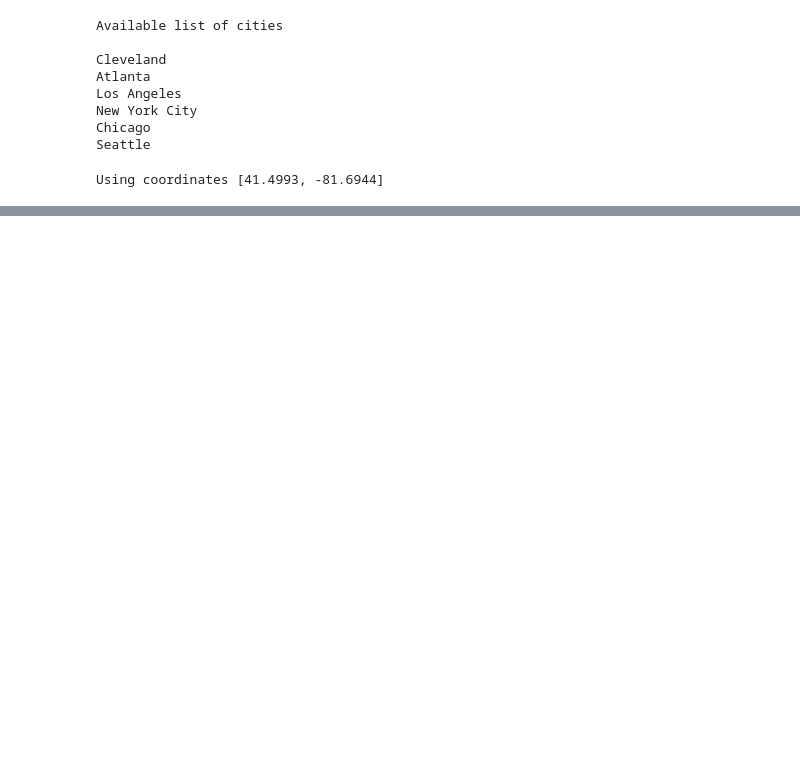
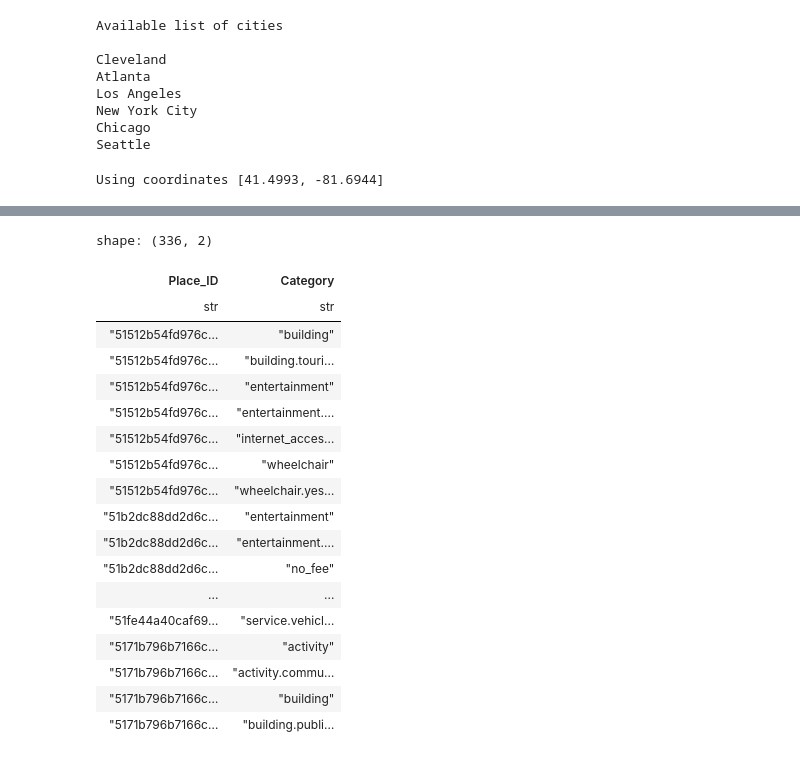
Before and after one commit to sma005/Project_3_Group_3, a Jupyter notebook: Python Scripts/project3.ipynb, the cells around one changed output, grey strips where cells are left out. Saved outputs shown, nothing was run; the diff lists cells and outputs as text; code cells hidden in the pictures; blank space fills up the shorter version.

```diff
--- a/Python Scripts/project3.ipynb
+++ b/Python Scripts/project3.ipynb
@@ -429,0 +390,40 @@ categories_df
+# %%
+#create empty categories dataframe
+category_table_df = pd.DataFrame(columns = ['Place_ID', 'Category'])
+# %%
+#insert each row into categories dataframe
+num_of_records = len(json_info['features'])
+
+for i in range(num_of_records):
+    place_id_var = json_info["features"][i]["properties"]["place_id"]
+
+    for category in json_info["features"][i]["properties"]["categories"]:
+        #print(j)
+        new_row = {'Place_ID': place_id_var, 'Category': category}
+
+        #https://stackoverflow.com/questions/75956209/error-dataframe-object-has-no-attribute-append
+        category_table_df = category_table_df._append(new_row, ignore_index = True)
+# %%
+#convert to polaris dataframe
+category_table_df_pl = pl.from_pandas(category_table_df)
+category_table_df_pl
+# %% [output]
+shape: (336, 2)
+| Place_ID | Category |
+| str | str |
+| "51512b54fd976c… | "building" |
+| "51512b54fd976c… | "building.touri… |
+| "51512b54fd976c… | "entertainment" |
+| "51512b54fd976c… | "entertainment.… |
+| "51512b54fd976c… | "internet_acces… |
+| "51512b54fd976c… | "wheelchair" |
+| "51512b54fd976c… | "wheelchair.yes… |
+| "51b2dc88dd2d6c… | "entertainment" |
+| "51b2dc88dd2d6c… | "entertainment.… |
+| "51b2dc88dd2d6c… | "no_fee" |
+| ... | ... |
+| "51fe44a40caf69… | "service.vehicl… |
+| "5171b796b7166c… | "activity" |
+| "5171b796b7166c… | "activity.commu… |
+| "5171b796b7166c… | "building" |
+| "5171b796b7166c… | "building.publi… |
```
Also changed, not shown: parts of 41 cells of this notebook, 1 other file.
